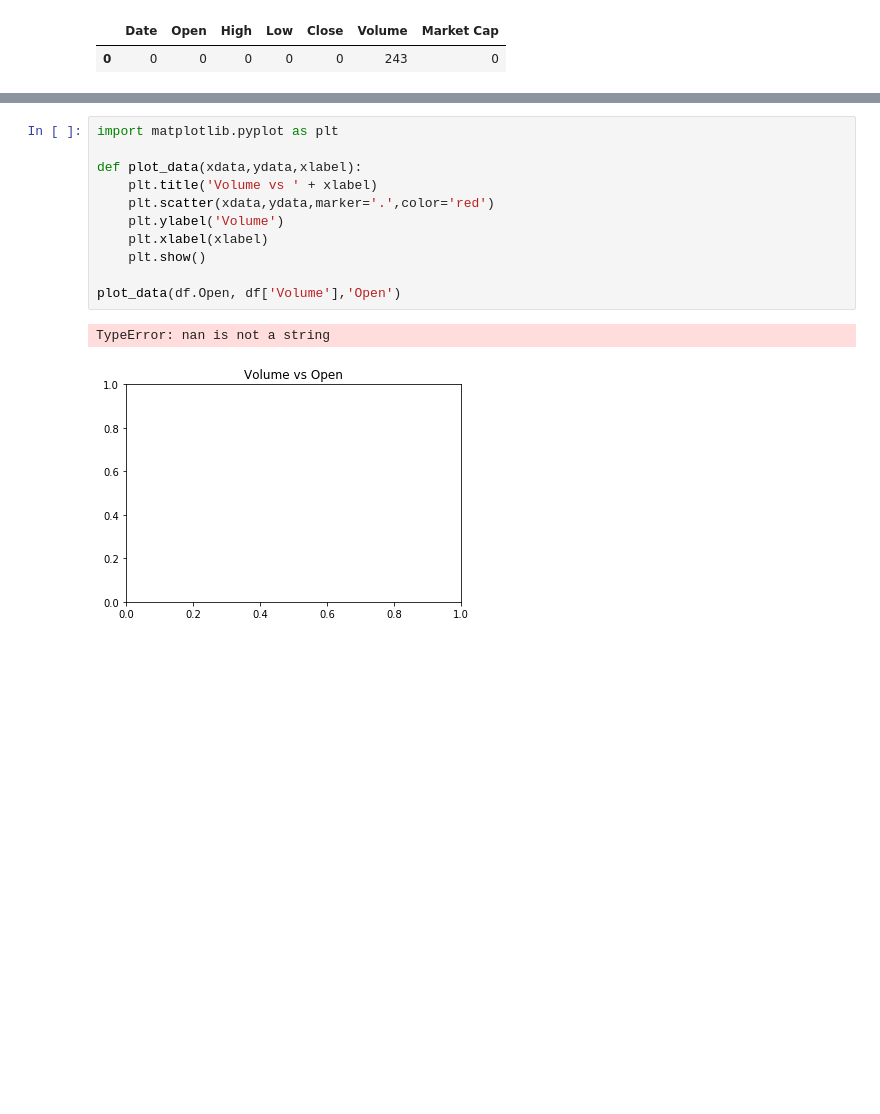
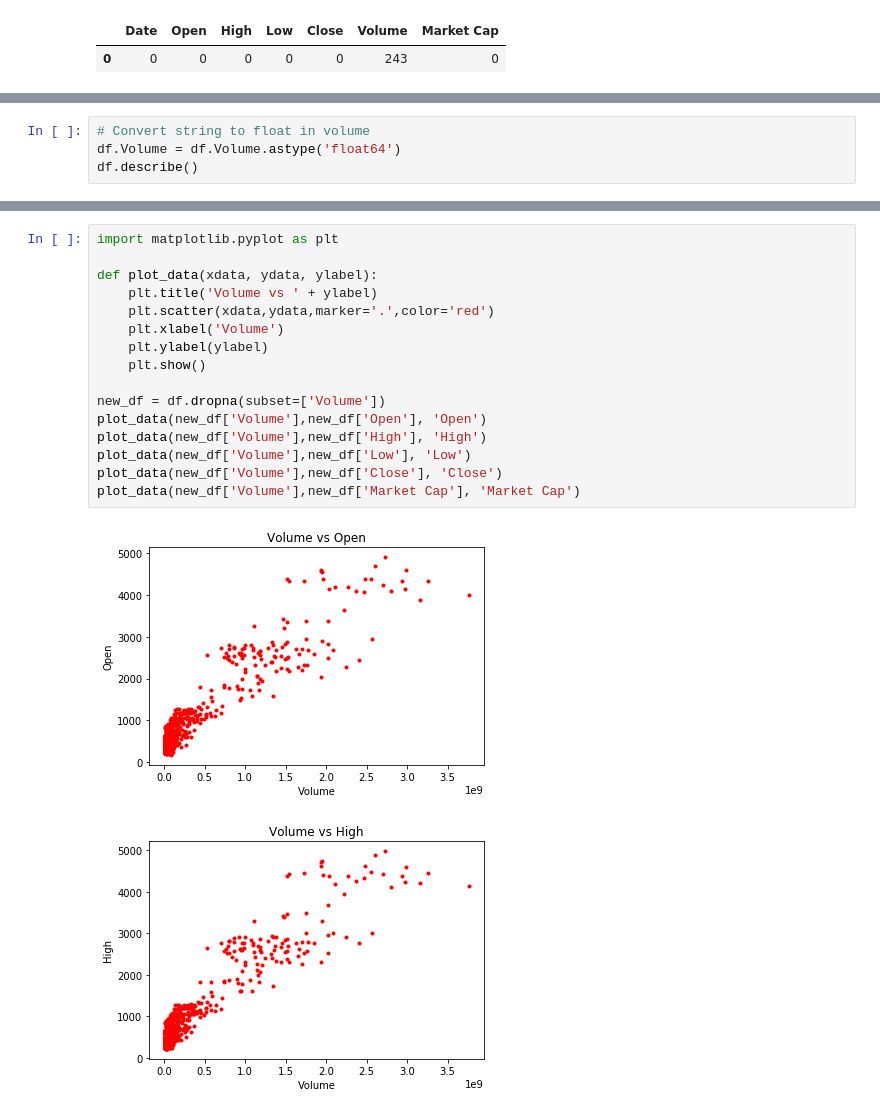
Before and after one commit to aditya1453/MassiveData, a Jupyter notebook: project1/notebooks/bitcoin2.ipynb, the cells around one changed output, grey strips where cells are left out. Drawn from its saved outputs; the diff is of its cells as text; blank space fills up the shorter version.

Commit message:
fix plot data

```diff
--- a/project1/notebooks/bitcoin2.ipynb
+++ b/project1/notebooks/bitcoin2.ipynb
@@ -55,0 +58,4 @@ Solution :
+# %%
+# Convert string to float in volume
+df.Volume = df.Volume.astype('float64')
+df.describe()
@@ -56,14 +72,19 @@ Solution :
 # %%
 import matplotlib.pyplot as plt
 
-def plot_data(xdata,ydata,xlabel):
-    plt.title('Volume vs ' + xlabel)
+def plot_data(xdata, ydata, ylabel):
+    plt.title('Volume vs ' + ylabel)
     plt.scatter(xdata,ydata,marker='.',color='red')
-    plt.ylabel('Volume')
-    plt.xlabel(xlabel)
+    plt.xlabel('Volume')
+    plt.ylabel(ylabel)
     plt.show()
 
-plot_data(df.Open, df['Volume'],'Open')
+new_df = df.dropna(subset=['Volume'])
+plot_data(new_df['Volume'],new_df['Open'], 'Open')
+plot_data(new_df['Volume'],new_df['High'], 'High')
+plot_data(new_df['Volume'],new_df['Low'], 'Low')
+plot_data(new_df['Volume'],new_df['Close'], 'Close')
+plot_data(new_df['Volume'],new_df['Market Cap'], 'Market Cap')
 # %% [output]
-TypeError: nan is not a string
-[figure, old version]
+[figure, new version]
+[figure, added]
```
Also changed, not shown: parts of 4 cells of this notebook, 1 other file.
